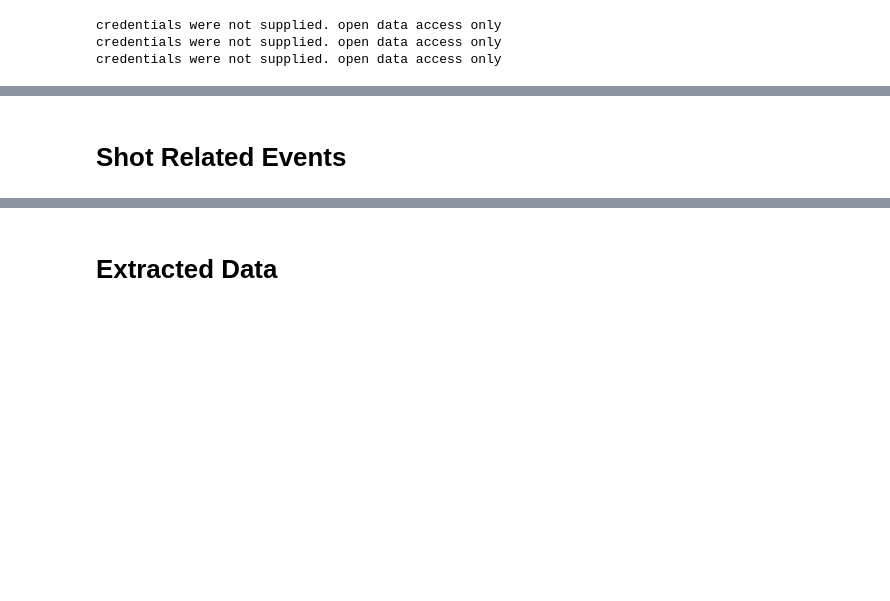
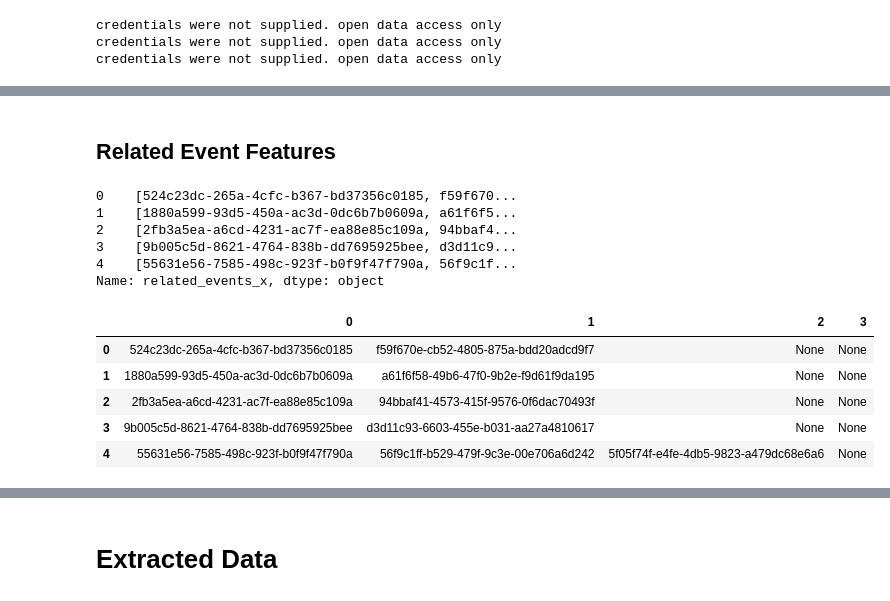
Before and after one commit to wswager/womens_soccer_expected_goals_model, a Jupyter notebook: data_extraction/expected_goals_data_extraction_notebook2.ipynb, the cells around one changed output, grey strips where cells are left out. Drawn from its saved outputs; the diff is of its cells as text; code cells hidden in the pictures; blank space fills up the shorter version.

```diff
--- a/data_extraction/expected_goals_data_extraction_notebook2.ipynb
+++ b/data_extraction/expected_goals_data_extraction_notebook2.ipynb
@@ -189 +270,20 @@ matches_df Filesize: 21378 bytes
+# %%
+def concat_event_features(df,
+                          feature):
+
+  # Rename id feature of event type dataframe to the feature name
+  # from shots_df
+
+  df.rename(columns = {'id': feature},
+            inplace = True)
+
+  # Concatenate features from event type dataframe for values identified
+  # matching shots_df feature with shots_df
+
+  concat_df = pd.merge(shots_df,
+                       df,
+                       on = [feature],
+                       how = 'left')
+
+  return concat_df
 # %% [markdown]
@@ -313,0 +337,4 @@ passes_df = pd.concat([passes_df_37_42,
+# %%
+# Create dataframe for pass events
+
+passes_df = events_df('passes')
@@ -360,10 +390,9 @@ Pass Events Identified as 'shot_key_pass_id' for Shot Events: 4164
 # %%
-# Concatenate pass data from passes_df for passes identified as shot event key passes with shots_df
+# Concatenate pass event features for values identified as
+# key passes with shots_df
 
-passes_df2 = passes_df.rename(columns = {'id': 'shot_key_pass_id'})
-
-extracted_data = pd.merge(shots_df, passes_df2, on = ['shot_key_pass_id'],
-                          how = 'left')
+extracted_data = concat_event_features(passes_df,
+                                       'shot_key_pass_id')
 # %%
 extracted_data.head()
 # %% [output]
@@ -382,2 +416,2 @@ Updated Shot w/ Key Pass Features: 81
 # %% [markdown]
-# Shot Related Events
+## Related Event Features
@@ -387,0 +418,9 @@ related_events = list(shots_df['related_events'])
+# %%
+extracted_data['related_events_x'].head()
+# %% [output]
+0    [524c23dc-265a-4cfc-b367-bd37356c0185, f59f670...
+1    [1880a599-93d5-450a-ac3d-0dc6b7b0609a, a61f6f5...
+2    [2fb3a5ea-a6cd-4231-ac7f-ea88e85c109a, 94bbaf4...
+3    [9b005c5d-8621-4764-838b-dd7695925bee, d3d11c9...
+4    [55631e56-7585-498c-923f-b0f9f47f790a, 56f9c1f...
+Name: related_events_x, dtype: object
@@ -387,0 +433,14 @@ related_events = list(shots_df['related_events'])
+# %%
+# Split related_events values
+
+related_events_df = pd.DataFrame(extracted_data['related_events_x'].tolist(),
+                                 index = extracted_data.index)
+# %%
+related_events_df.head()
+# %% [output]
+|  | 0 | 1 | 2 | 3 |
+| 0 | 524c23dc-265a-4cfc-b367-bd37356c0185 | f59f670e-cb52-4805-875a-bdd20adcd9f7 | None | None |
+| 1 | 1880a599-93d5-450a-ac3d-0dc6b7b0609a | a61f6f58-49b6-47f0-9b2e-f9d61f9da195 | None | None |
+| 2 | 2fb3a5ea-a6cd-4231-ac7f-ea88e85c109a | 94bbaf41-4573-415f-9576-0f6dac70493f | None | None |
+| 3 | 9b005c5d-8621-4764-838b-dd7695925bee | d3d11c93-6603-455e-b031-aa27a4810617 | None | None |
+| 4 | 55631e56-7585-498c-923f-b0f9f47f790a | 56f9c1ff-b529-479f-9c3e-00e706a6d242 | 5f05f74f-e4fe-4db5-9823-a479dc68e6a6 | None |
```
Also changed, not shown: parts of 79 cells of this notebook.
